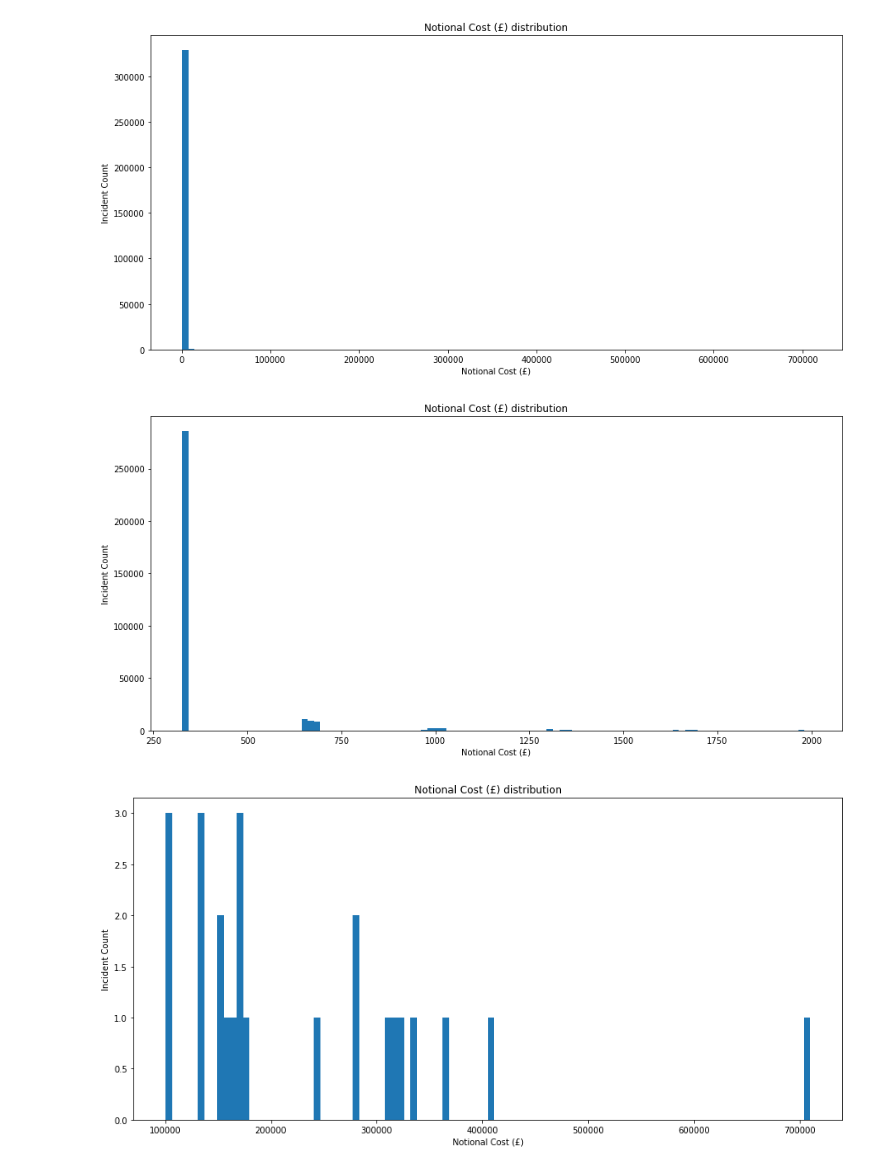
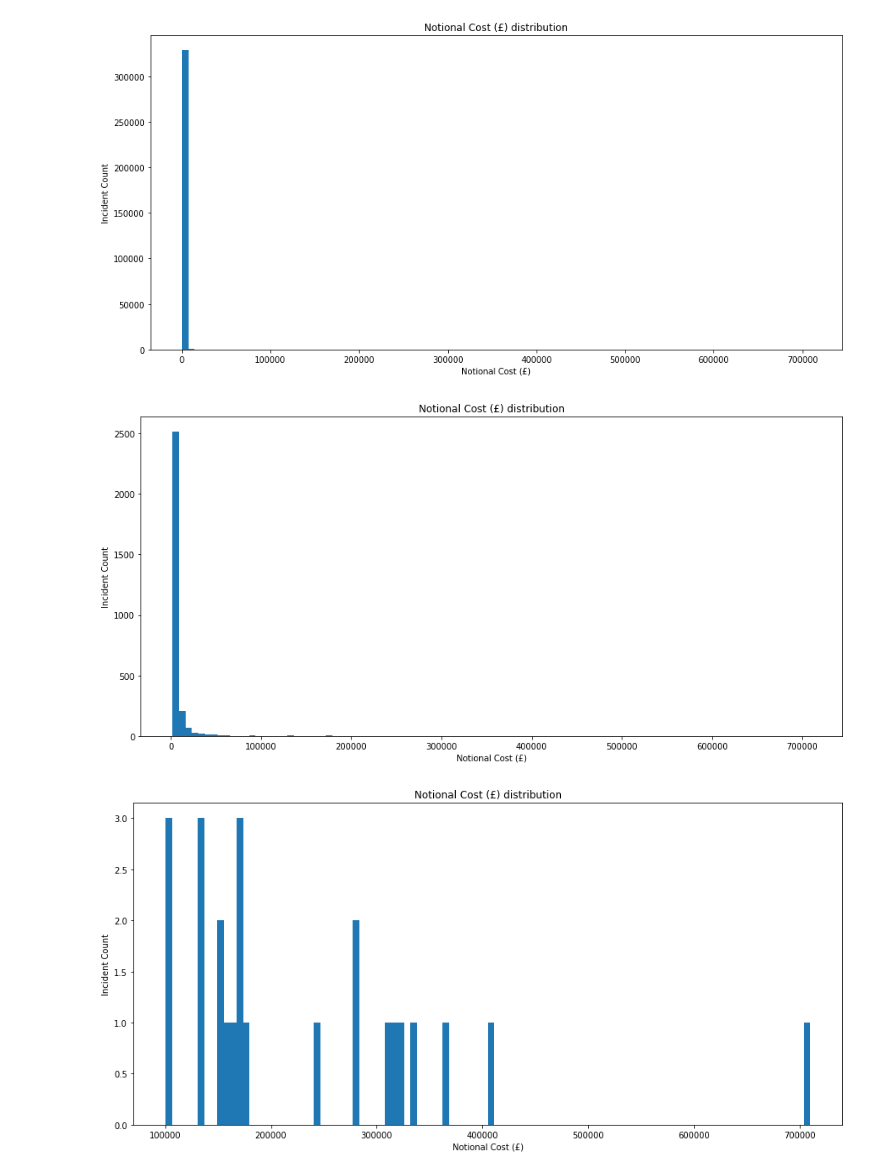
Before and after one commit to hlynurarni/Social-Data-Analysis-Final, a Jupyter notebook: Explainer Notebook.ipynb, the cells around one changed output. Saved outputs shown, nothing was run; the diff lists cells and outputs as text; code cells hidden in the pictures.

```diff
--- a/Explainer Notebook.ipynb
+++ b/Explainer Notebook.ipynb
@@ -446,9 +562,9 @@ simplePlottingFunction(df['Notional Cost (£)'], 'hist', False);
 # %% [output]
 [figure]
 # %%
-simplePlottingFunction(df['Notional Cost (£)'][df['Notional Cost (£)'] < 2000], 'hist', False);
+simplePlottingFunction(df['Notional Cost (£)'][df['Notional Cost (£)'] > 2000], 'hist', False);
 # %% [output]
-[figure, old version]
+[figure, new version]
 # %%
 simplePlottingFunction(df['Notional Cost (£)'][df['Notional Cost (£)'] > 100000], 'hist', False);
 # %% [output]
```
Also changed, not shown: parts of 52 cells of this notebook, 1 other file.
